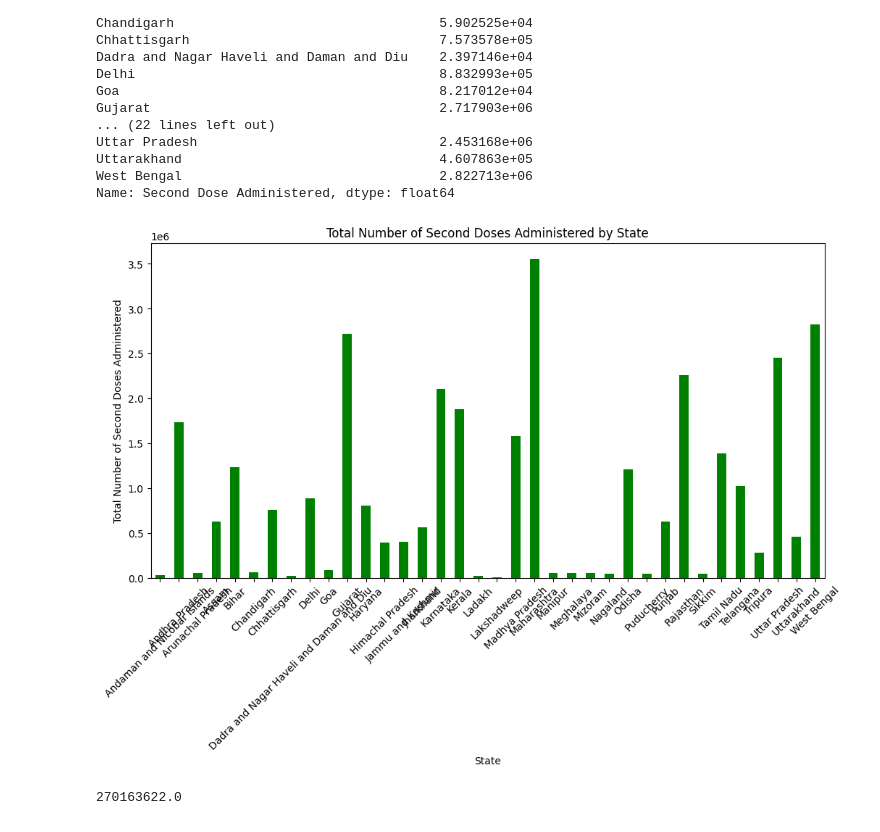
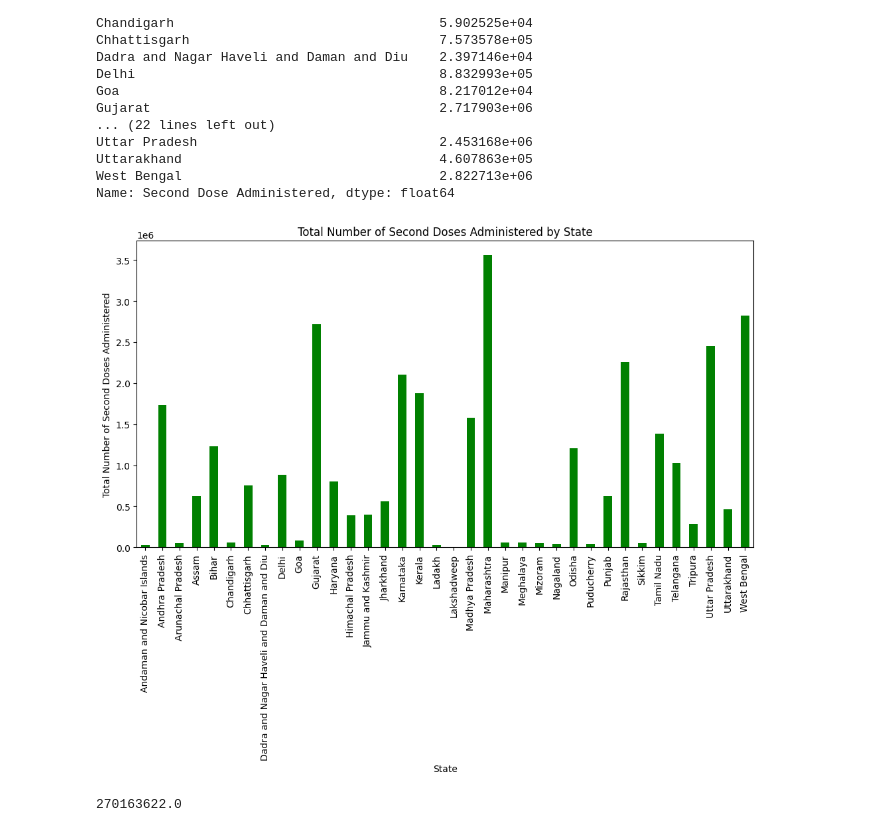
Before and after one commit to sahil3241/Covid-Analysis, a Jupyter notebook: a4.ipynb, the cells around one changed output. Saved outputs shown, nothing was run; the diff lists cells and outputs as text; code cells hidden in the pictures.

```diff
--- a/a4.ipynb
+++ b/a4.ipynb
@@ -113,13 +113,13 @@ Name: Second Dose Administered, dtype: float64
 # %%
 plt.figure(figsize=(12, 6))
 state_groupby1.plot(kind='bar', color='green')  # Using a different color for second dose
 plt.title('Total Number of Second Doses Administered by State')
 plt.xlabel('State')
 plt.ylabel('Total Number of Second Doses Administered')
-plt.xticks(rotation=45)
+plt.xticks(rotation=90)
 plt.show()
 # %% [output]
-[figure, old version]
+[figure, new version]
 # %%
 specific_date_str = '09/08/2021'
 
```
Also changed, not shown: parts of 5 cells of this notebook, 4 other files.
